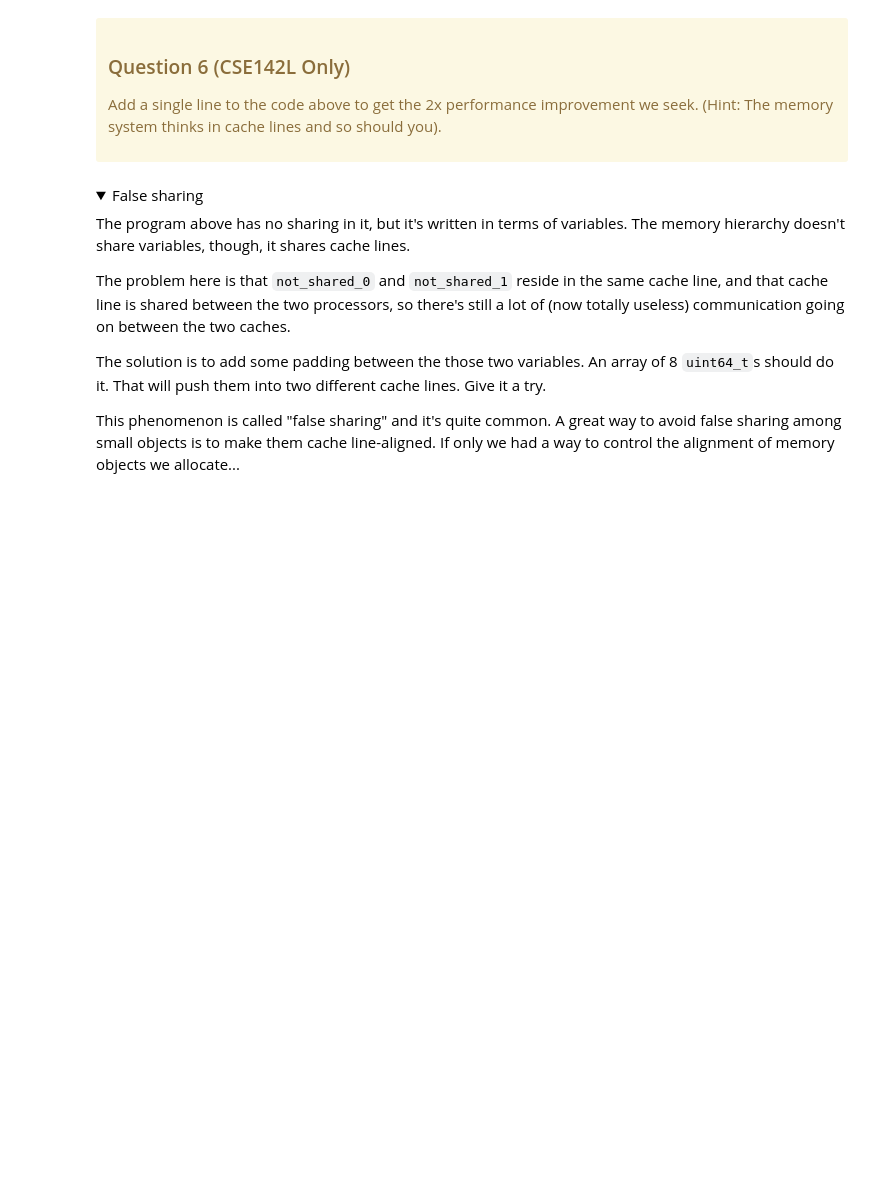
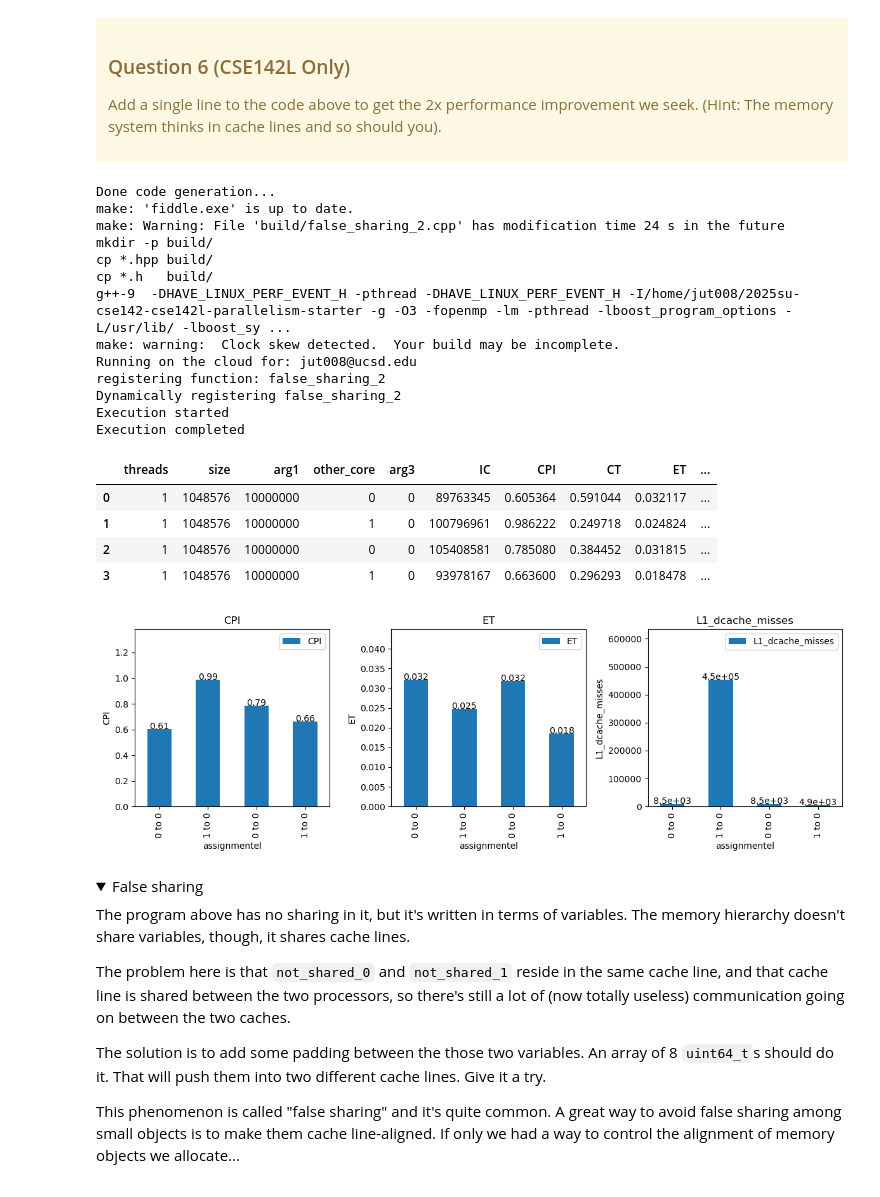
Before and after one commit to jut008/2025su-cse142-cse142l-parallelism-starter, a Jupyter notebook: assignment-lab.ipynb, the cells around one changed output. Drawn from its saved outputs; the diff is of its cells as text; code cells hidden in the pictures; folded sections open; blank space fills up the shorter version.

```diff
--- a/assignment-lab.ipynb
+++ b/assignment-lab.ipynb
@@ -801,8 +1075,8 @@ code=r"""
 #include"pthread.h"
 
 volatile int shared = 0;
-volatile int not_shared_0 = 0;
-volatile int not_shared_1 = 0;
+alignas(64) volatile int not_shared_0 = 0;
+alignas(64) volatile int not_shared_1 = 0;
 
 void go_0(uint64_t id,int count) {
     for(int i= 0; i < count; i++){
@@ -815,33 +1089,53 @@ void go_1(uint64_t id,int count) {
         not_shared_1++;
     }
 }
 
 extern "C"
 uint64_t* false_sharing_2(uint64_t thread_count, uint64_t * data, uint64_t size, uint64_t arg1, uint64_t arg2, uint64_t arg3) {
     shared = 0;
     std::thread other (go_0, 1, arg1);
     bind_to_core(other, arg2);
 
     bind_to_core(pthread_self(), arg3);
     go_1(0, arg1);
     other.join();
     shared = not_shared_0 + not_shared_1;
     return data;
 }
 FUNCTION(one_array_2arg, false_sharing_2);
 """)
 
 
 ! make fiddle.exe; make C_OPTS="-O3" build/false_sharing_2.so
 ! cse142 run "./fiddle.exe -lib ./build/false_sharing_2.so -M 3700 --detail -f false_sharing_2 --arg1 10000000 --arg2 0 1   --arg3 0 -o false_sharing_2.csv"
 df=render_csv(["false_sharing.csv","false_sharing_2.csv"])
 df["other_core"] = df["arg2"]
 df["this_core"] = df["arg3"]
 df["assignmentel"] = df["arg2"].astype(str) + " to " + df["arg3"].astype(str)
 df["IC per increment"] = df["IC"]/df["arg1"]
 df["Cycles per increment"] = df["Cycles"]/df["arg1"]
 display_mono(df[["threads", "size", "arg1", "other_core", "arg3", "IC", "CPI", "CT", "ET", "L1_dcache_miss_rate"]])
 plotPEBar(df=df,  what=[("assignmentel", "CPI"), ("assignmentel", "ET"), ("assignmentel", "L1_dcache_misses")])
+# %% [output]
+Done code generation...
+make: 'fiddle.exe' is up to date.
+make: Warning: File 'build/false_sharing_2.cpp' has modification time 24 s in the future
+mkdir -p build/
+cp *.hpp build/
+cp *.h   build/
+g++-9  -DHAVE_LINUX_PERF_EVENT_H -pthread -DHAVE_LINUX_PERF_EVENT_H -I/home/jut008/2025su-cse142-cse142l-parallelism-starter -g -O3 -fopenmp -lm -pthread -lboost_program_options -L/usr/lib/ -lboost_sy ...
+make: warning:  Clock skew detected.  Your build may be incomplete.
+Running on the cloud for: jut008@ucsd.edu
+registering function: false_sharing_2
+Dynamically registering false_sharing_2
+Execution started
+Execution completed
+|  | threads | size | arg1 | other_core | arg3 | IC | CPI | CT | ET | ... |
+| 0 | 1 | 1048576 | 10000000 | 0 | 0 | 89763345 | 0.605364 | 0.591044 | 0.032117 | ... |
+| 1 | 1 | 1048576 | 10000000 | 1 | 0 | 100796961 | 0.986222 | 0.249718 | 0.024824 | ... |
+| 2 | 1 | 1048576 | 10000000 | 0 | 0 | 105408581 | 0.785080 | 0.384452 | 0.031815 | ... |
+| 3 | 1 | 1048576 | 10000000 | 1 | 0 | 93978167 | 0.663600 | 0.296293 | 0.018478 | ... |
+[figure, added]
 # %% [markdown]
 <details>
     <summary>False sharing</summary>
```
Also changed, not shown: parts of 71 cells of this notebook, 1 other file.
